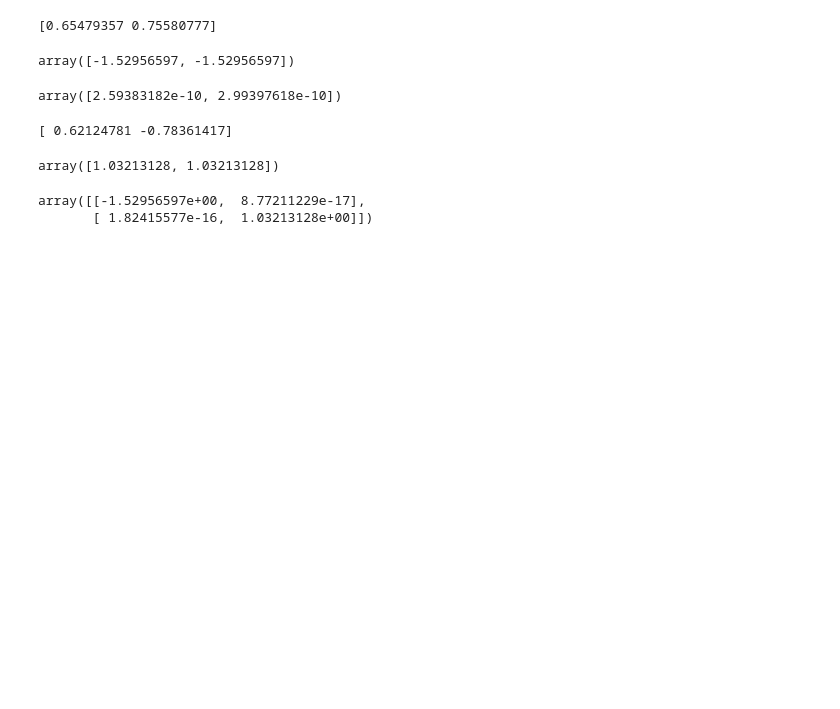
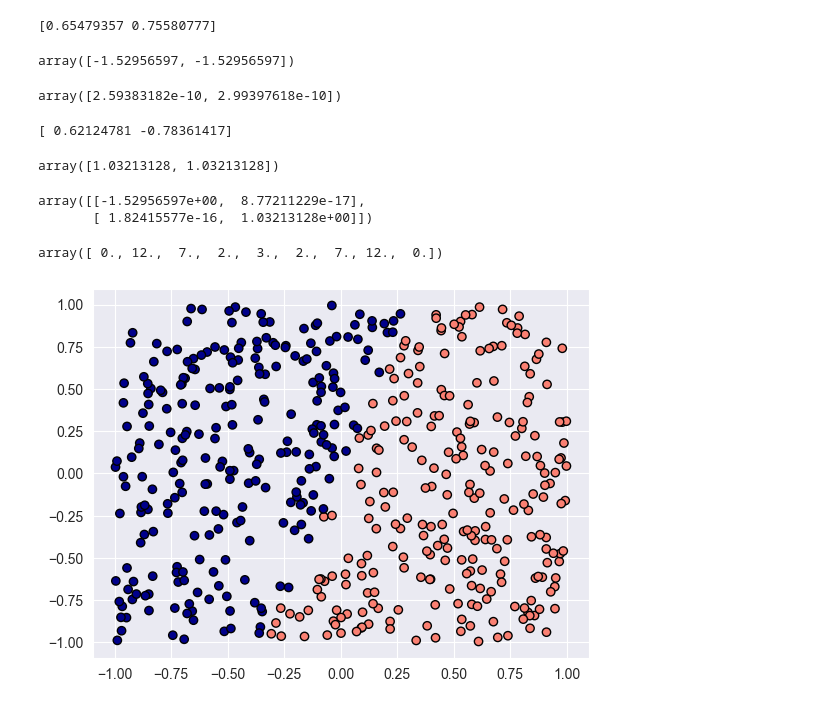
Before and after one commit to cornwell/math371-S25, a Jupyter notebook: Lectures/Lecture03-PrimerRandom_Functions/Numpy_Matrices_ProbabilityDistributions.ipynb, the cells around one changed output. Saved outputs shown, nothing was run; the diff lists cells and outputs as text; code cells hidden in the pictures; blank space fills up the shorter version.

```diff
--- a/Lectures/Lecture03-PrimerRandom_Functions/Numpy_Matrices_ProbabilityDistributions.ipynb
+++ b/Lectures/Lecture03-PrimerRandom_Functions/Numpy_Matrices_ProbabilityDistributions.ipynb
@@ -200,0 +212,19 @@ array([[-1.52956597e+00,  8.77211229e-17],
+# %%
+weird_product(a, translate=3)
+# %% [output]
+array([ 0., 12.,  7.,  2.,  3.,  2.,  7., 12.,  0.])
+# %%
+def coloring(array_of_points):
+    ref_vector = np.array([2,-2/3])
+    dotvalues = array_of_points@ref_vector
+    colors = np.array(['darkblue' if v < 0 else 'salmon' for v in dotvalues])
+    return colors
+# %%
+p = np.random.uniform(-1,1,size=(500,2))
+# %%
+mycolors = coloring(p)
+# %%
+plt.scatter(p[:,0], p[:,1], c=mycolors, edgecolors='black')
+plt.show()
+# %% [output]
+[figure, added]
```
Also changed, not shown: parts of 3 cells of this notebook, 8 other files.
